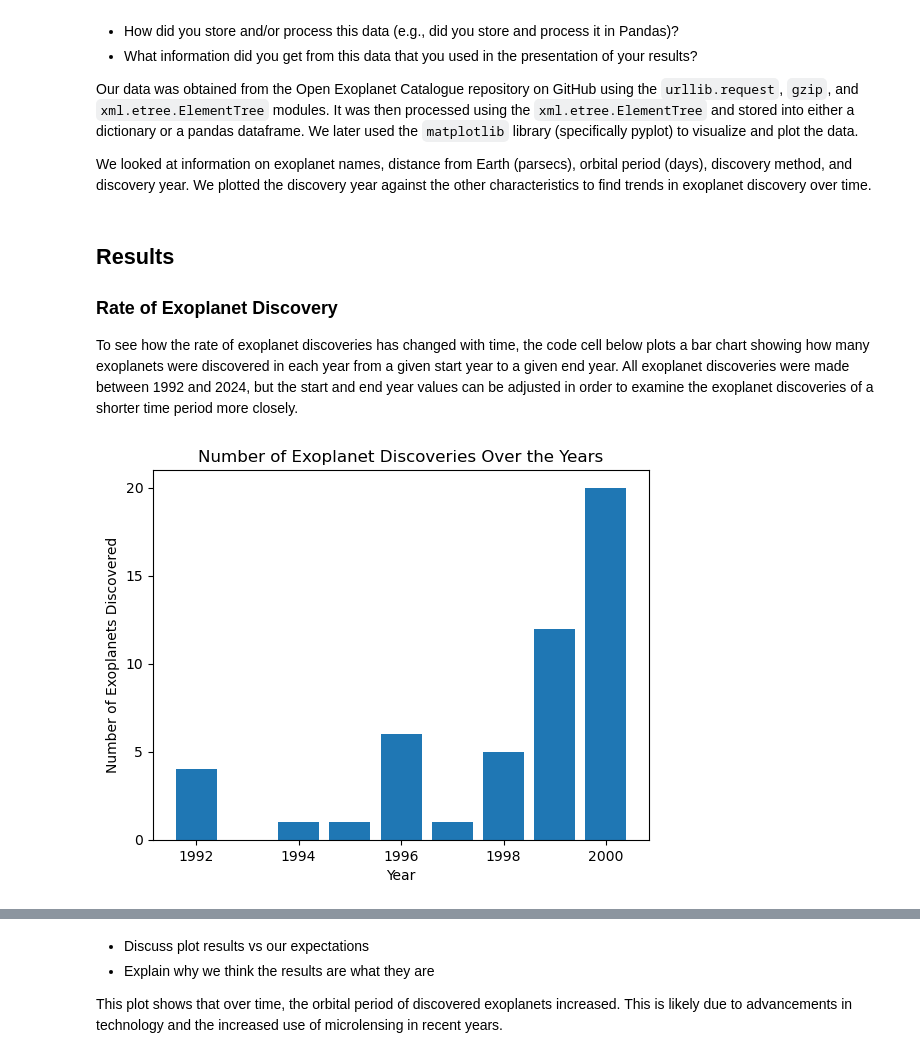
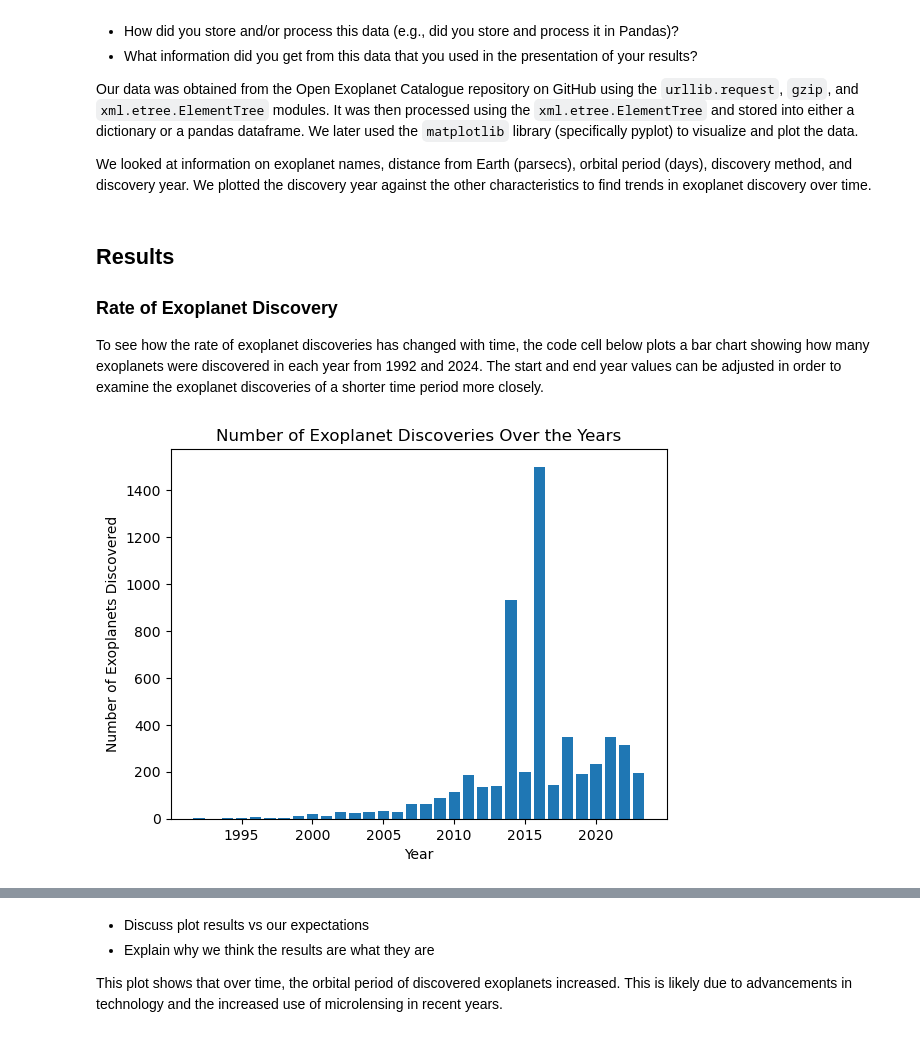
Before and after one commit to olincollege/exoplanet-discovery-trends, a Jupyter notebook: computational_essay.ipynb, the cells around one changed output, grey strips where cells are left out. Cells and saved outputs as stored; diff of their text form; code cells hidden in the pictures.

```diff
--- a/computational_essay.ipynb
+++ b/computational_essay.ipynb
@@ -23,11 +23,12 @@ We looked at information on exoplanet names, distance from Earth (parsecs), orbi
 ## Results
 ### Rate of Exoplanet Discovery
 
-To see how the rate of exoplanet discoveries has changed with time, the code cell below plots a bar chart showing how many exoplanets were discovered in each year from a given start year to a given end year. All exoplanet discoveries were made between 1992 and 2024, but the start and end year values can be adjusted in order to examine the exoplanet discoveries of a shorter time period more closely.
+To see how the rate of exoplanet discoveries has changed with time, the code cell below plots a bar chart showing how many exoplanets were discovered in each year from 1992 and 2024. The start and end year values can be adjusted in order to examine the exoplanet discoveries of a shorter time period more closely.
 # %%
 from exoplanet_visualization import plot_disc_year_bars
 
-plot_disc_year_bars(1992, 2024)
+# plot_disc_year_bars(start_year, end_year)
+plot_disc_year_bars()
 # %% [output]
-[figure, old version]
+[figure, new version]
 # %% [markdown]
```
Also changed, not shown: parts of 6 cells of this notebook, 1 other file.
